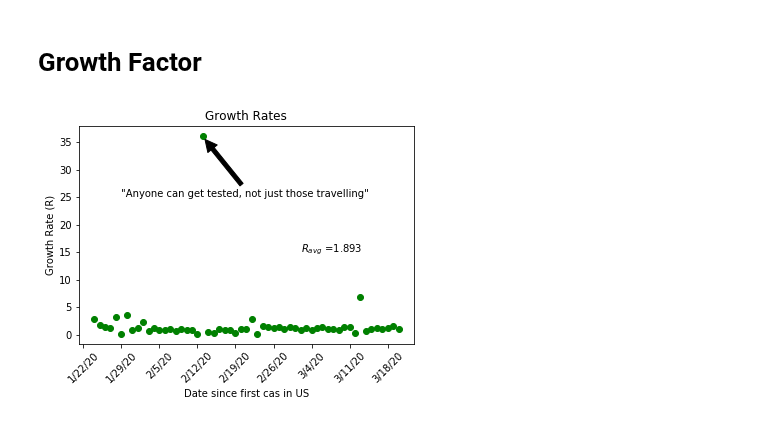
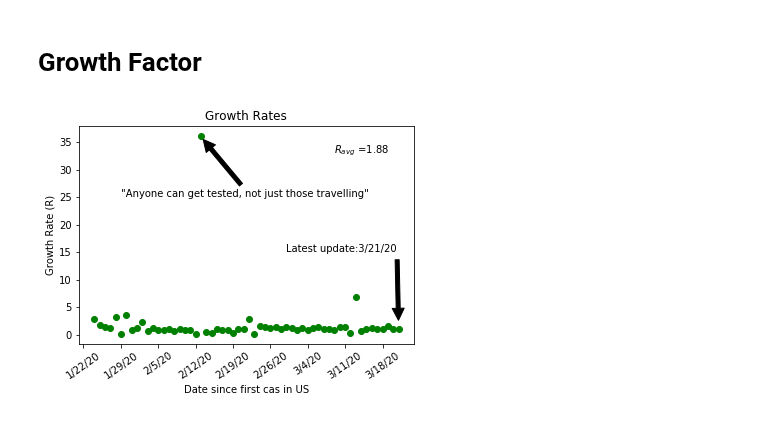
Before and after one commit to DrewRichard7/COVID19, a Jupyter notebook: growth_rate.ipynb, the cells around one changed output. Saved outputs shown, nothing was run; the diff lists cells and outputs as text; code cells hidden in the pictures.

Commit message:
plots

```diff
--- a/growth_rate.ipynb
+++ b/growth_rate.ipynb
@@ -18,34 +18,36 @@ from matplotlib import pyplot as plt
 try:
     confirmed_df = pd.read_csv(
         'COVID-19/csse_covid_19_data/csse_covid_19_time_series/time_series_19-covid-Confirmed.csv')
 except IOError:
     print("Dataset not available, please clone repo listed in README")
     exit()
 
 # Dropping all columns except dates
 df_world = confirmed_df.drop(columns=['Province/State', 'Country/Region', 'Lat', 'Long'])
 
 # summing data for each date
 world_column_totals = df_world.sum()
 
 #creating a new pandas DataFrame with World totals
 world_frame = {'World Total':world_column_totals}
 df_world = pd.DataFrame(world_frame)
+df_world['index_col'] = df_world.index
 df_world['diff'] = df_world['World Total'].diff()
 df_world['shift'] = df_world['diff'].shift(1)
 df_world['R'] = df_world['diff']/df_world['shift']
 average_growth_rate = np.nanmean(df_world['R'])
 R_avg = round(average_growth_rate, 3)
-# print(average_growth_rate)
 fig = plt.figure()
 plt.title('Growth Rates')
-plt.xticks(np.arange(0,len(df_world),step=7), rotation=45)
+plt.xticks(np.arange(0,len(df_world),step=7), rotation=35)
 plt.xlabel('Date since first cas in US')
 plt.ylabel('Growth Rate (R)')
-plt.text(40,15,'$R_{avg}$ =' + str(R_avg))
+plt.text(47,33,'$R_{avg}$ =' + str(R_avg))
 plt.annotate('"Anyone can get tested, not just those travelling"',xy=(22,36), xytext=(7,25),\
+                arrowprops=dict(facecolor='black', shrink=0.05))
+plt.annotate('Latest update:'+str(df_world['index_col'].iloc[-1]),xy=(59,2), xytext=(38,15),\
                 arrowprops=dict(facecolor='black', shrink=0.05))
 plt.plot(df_world['R'], 'go')
 plt.show()
 # %% [output]
-[figure, old version]
+[figure, new version]
```
Also changed, not shown: 1 other file.
